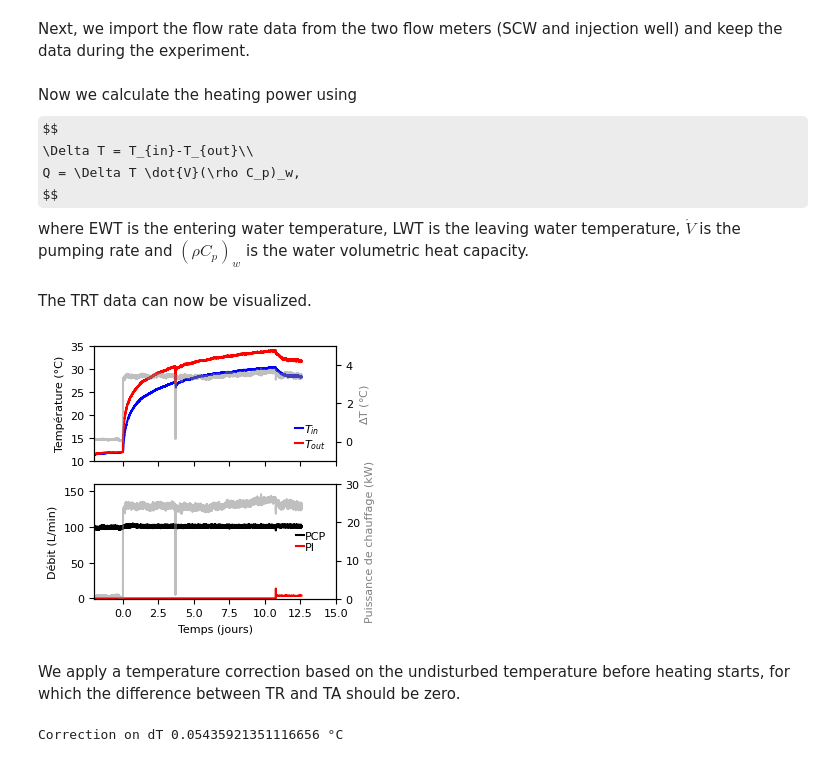
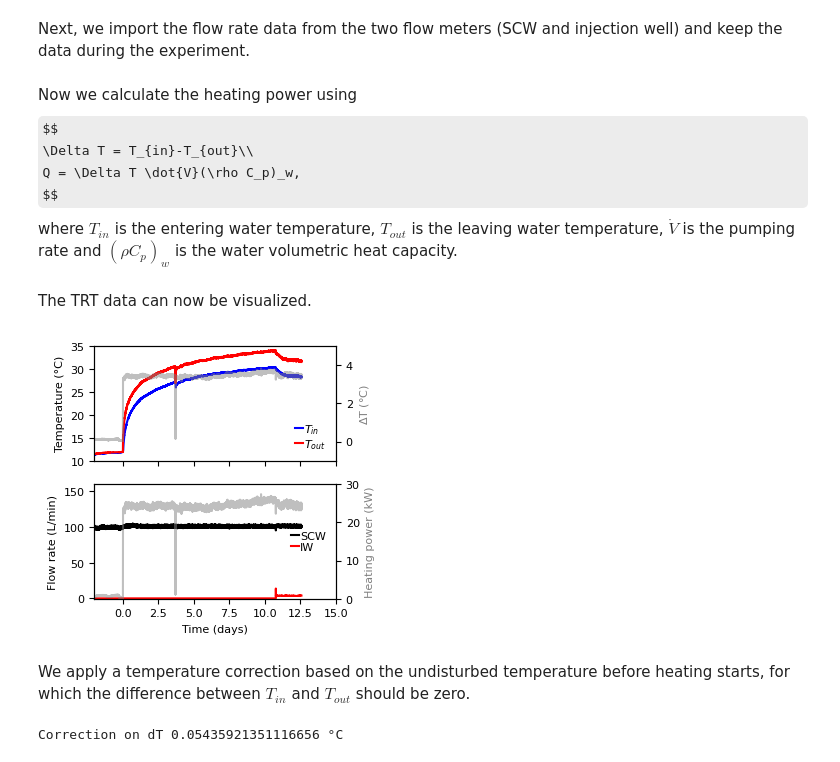
Before and after one commit to GeoCode-polymtl/E-TRT, a Jupyter notebook: ETRT_Varennes_data.ipynb, the cells around one changed output. Saved outputs shown, nothing was run; the diff lists cells and outputs as text; code cells hidden in the pictures; some formulas as TeX source.

```diff
--- a/ETRT_Varennes_data.ipynb
+++ b/ETRT_Varennes_data.ipynb
@@ -82,7 +82,7 @@ Now we calculate the heating power using
 $$
 \Delta T = T_{in}-T_{out}\\
 Q = \Delta T \dot{V}(\rho C_p)_w,
-$$ where EWT is the entering water temperature, LWT is the leaving water temperature, $\dot{V}$ is the pumping rate and $(\rho C_p)_w$ is the water volumetric heat capacity.
+$$ where $T_{in}$ is the entering water temperature, $T_{out}$ is the leaving water temperature, $\dot{V}$ is the pumping rate and $(\rho C_p)_w$ is the water volumetric heat capacity.
 # %%
 Q = (V_geo * 0.001) * (4200 * 1000) * - (TA - TR) # W
 # %% [markdown]
@@ -90,41 +90,38 @@ The TRT data can now be visualized.
 # %%
 time = (pd.to_datetime(Datetime)-datetime.datetime(2024, 10, 17, 16, 10) -  datetime.timedelta(hours=4)).dt.total_seconds()/3600/24
 
 fig, ax = plt.subplots(2, 1, figsize=(9/2.54, 8/2.54), sharex=True)
 
 ax[0].plot(time, TA, 'blue', label = '$T_{in}$')
 ax[0].plot(time, TR, 'red', label = '$T_{out}$')
 ax[0].set_ylabel('Temperature (°C)')
-ax[0].set_ylabel('Température (°C)')
 ax[0].set_ylim(10, 35)
 ax[0].set_xlim(-2, 15)
 #plt.gca().xaxis.set_major_formatter(plt.matplotlib.dates.DateFormatter('%m-%d'))
 ax2= ax[0].twinx()
 ax2.plot(time, TR-TA, 'grey', alpha = 0.5)
 ax2.set_ylabel('$\Delta$T (°C)', color='grey')
 ax2.set_ylim(-1, 5)
 
-ax[1].plot(time, V_geo * 60, label='PCP', color='black')
-ax[1].plot(time, V_saig * 60, label='PI', color='red')
+ax[1].plot(time, V_geo * 60, label='SCW', color='black')
+ax[1].plot(time, V_saig * 60, label='IW', color='red')
 ax3 = ax[1].twinx()
 ax3.plot(time, Q/1000, 'grey', alpha = 0.5)
-ax3.set_ylabel('Puissance de chauffage (kW)', color='grey')
+ax3.set_ylabel('Heating power (kW)', color='grey')
 ax3.set_ylim(0,30)
 
 ax[1].set_xlabel('Time (days)')
 ax[1].set_ylabel('Flow rate (L/min)')
-ax[1].set_xlabel('Temps (jours)')
-ax[1].set_ylabel('Débit (L/min)')
 ax[1].set_ylim(-0.5, 160)
 
 ax[0].legend(fontsize=8, ncol=1, frameon=False,  handlelength=0.7, handletextpad=0.1, labelspacing=0.1, loc='lower right')
 ax[1].legend(fontsize=8, frameon=False, ncol=1, handlelength=0.7, handletextpad=0.1, labelspacing=0.1, loc='center right')
 
 plt.tight_layout()
 # %% [output]
-[figure, old version]
+[figure, new version]
 # %% [markdown]
-We apply a temperature correction based on the undisturbed temperature before heating starts, for which the difference between TR and TA should be zero.
+We apply a temperature correction based on the undisturbed temperature before heating starts, for which the difference between $T_{in}$ and $T_{out}$ should be zero.
 # %%
 i_dT = next((i for i, dt in enumerate(Datetime1) if dt > pd.to_datetime('2024-10-17 20:00:00')), None)
 i_dT2 = next((i for i, dt in enumerate(Datetime1) if dt > pd.to_datetime('2024-10-17 20:30:00')), None)
```
Also changed, not shown: parts of 17 cells of this notebook, 3 other files.
